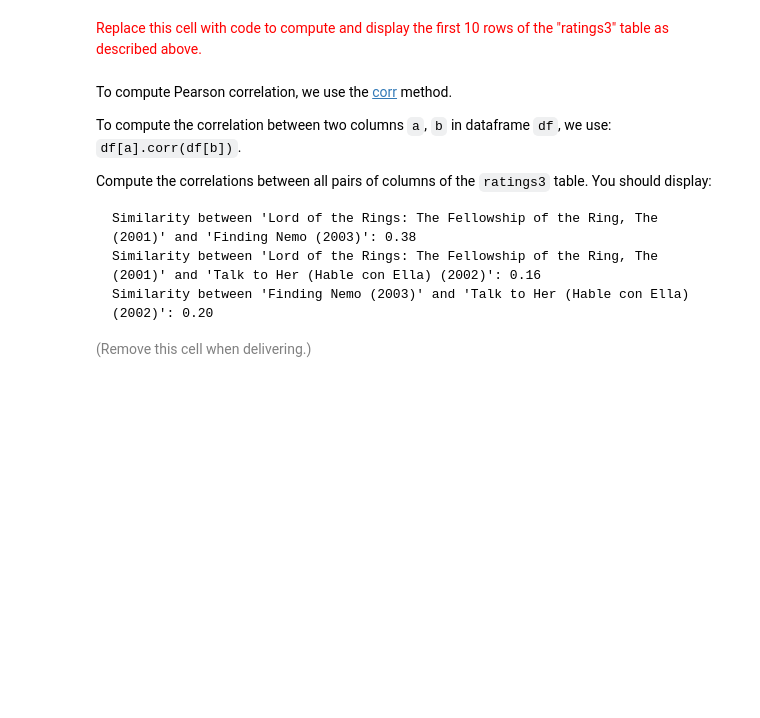
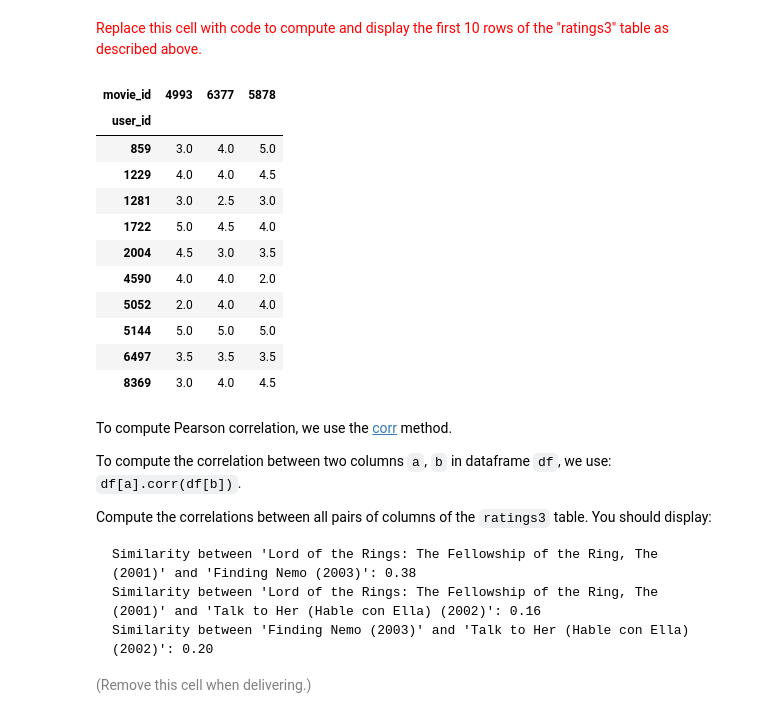
Before and after one commit to BernatQuintilla/data-mining-course, a Jupyter notebook: practicum/ps06/ps06_item_based_recsys.ipynb, the cells around one changed output. Cells and saved outputs as stored; diff of their text form; code cells hidden in the pictures; blank space fills up the shorter version.

```diff
--- a/practicum/ps06/ps06_item_based_recsys.ipynb
+++ b/practicum/ps06/ps06_item_based_recsys.ipynb
@@ -225,3 +313,9 @@ U
 <font size="-1" color="gray">(Remove this cell when delivering.)</font>
 # %% [markdown]
 <font size="+1" color="red">Replace this cell with code to generate a "user_movie" matrix by calling "pivot_table" on "rated_movies". Print the first 5 rows. It might take about one minute to compute, depending on your computer.</font>
+# %%
+# Create the user_movie matrix using pivot_table
+user_movie = rated_movies.pivot_table(index='user_id', columns='movie_id', values='rating')
+
+# Print the first 5 rows of the user_movie matrix
+print(user_movie.head(5))
@@ -244,6 +358,37 @@ Now let us explore whether correlations in this matrix make sense.
 <font size="-1" color="gray">(Remove this cell when delivering.)</font>
 # %% [markdown]
 <font size="+1" color="red">Replace this cell with code to compute and display the first 10 rows of the "ratings3" table as described above.</font>
+# %%
+# Locate the movie_id for the following three movies
+id_pivot = movies[movies['title'] == 'Lord of the Rings: The Fellowship of the Ring, The (2001)']['movie_id'].values
+id_m1 = movies[movies['title'] == 'Finding Nemo (2003)']['movie_id'].values
+id_m2 = movies[movies['title'] == 'Talk to Her (Hable con Ella) (2002)']['movie_id'].values
+
+# Obtain the ratings for each of these movies
+s1 = user_movie[id_pivot].dropna()
+s2 = user_movie[id_m1].dropna()
+s3 = user_movie[id_m2].dropna()
+
+# Consolidate these four series into a single dataframe
+ratings3 = pd.concat([s1, s2, s3], axis=1)
+# Drop from ratings3 all rows containing a NaN
+ratings3 = ratings3.dropna()
+
+# Display the first 10 rows from this table
+ratings3.head(10)
+# %% [output]
+| movie_id | 4993 | 6377 | 5878 |
+| user_id |  |  |  |
+| 859 | 3.0 | 4.0 | 5.0 |
+| 1229 | 4.0 | 4.0 | 4.5 |
+| 1281 | 3.0 | 2.5 | 3.0 |
+| 1722 | 5.0 | 4.5 | 4.0 |
+| 2004 | 4.5 | 3.0 | 3.5 |
+| 4590 | 4.0 | 4.0 | 2.0 |
+| 5052 | 2.0 | 4.0 | 4.0 |
+| 5144 | 5.0 | 5.0 | 5.0 |
+| 6497 | 3.5 | 3.5 | 3.5 |
+| 8369 | 3.0 | 4.0 | 4.5 |
 # %% [markdown]
 To compute Pearson correlation, we use the [corr](https://pandas.pydata.org/pandas-docs/stable/reference/api/pandas.Series.corr.html) method.
 
```
Also changed, not shown: parts of 13 cells of this notebook.
